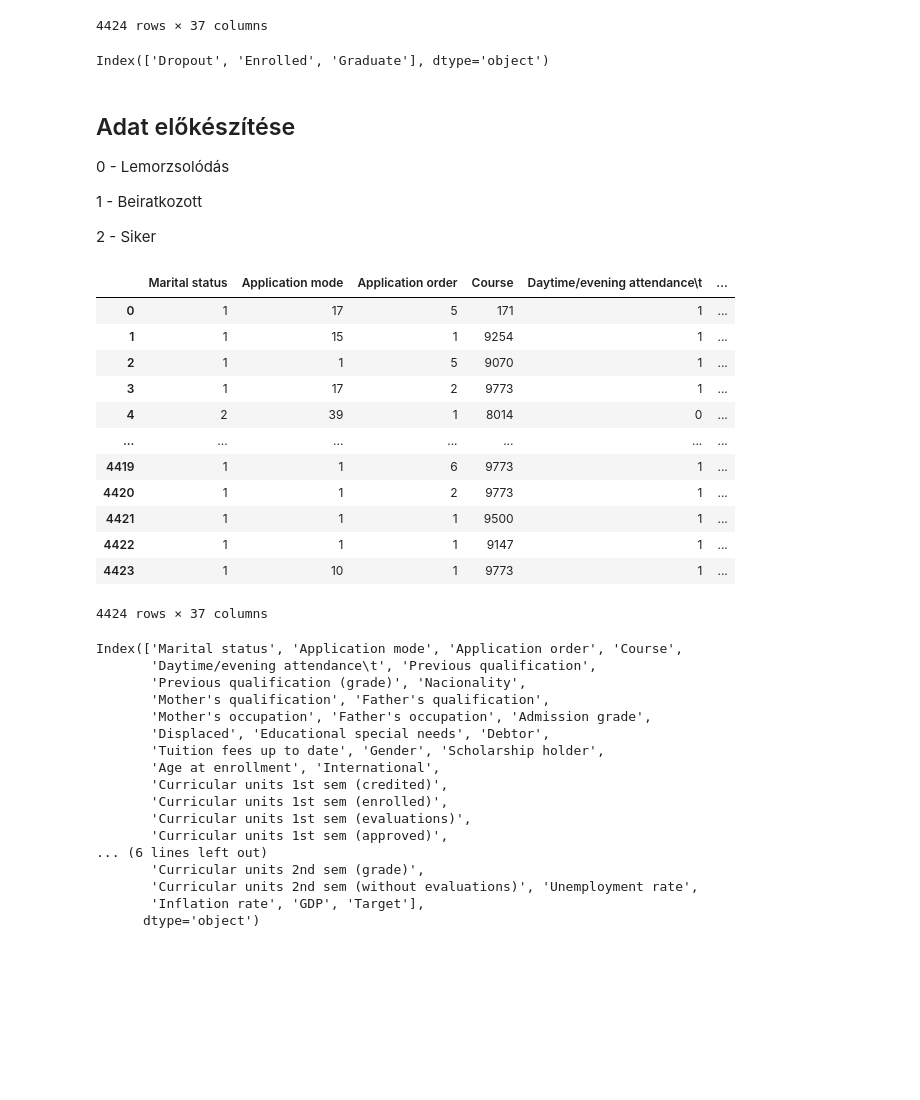
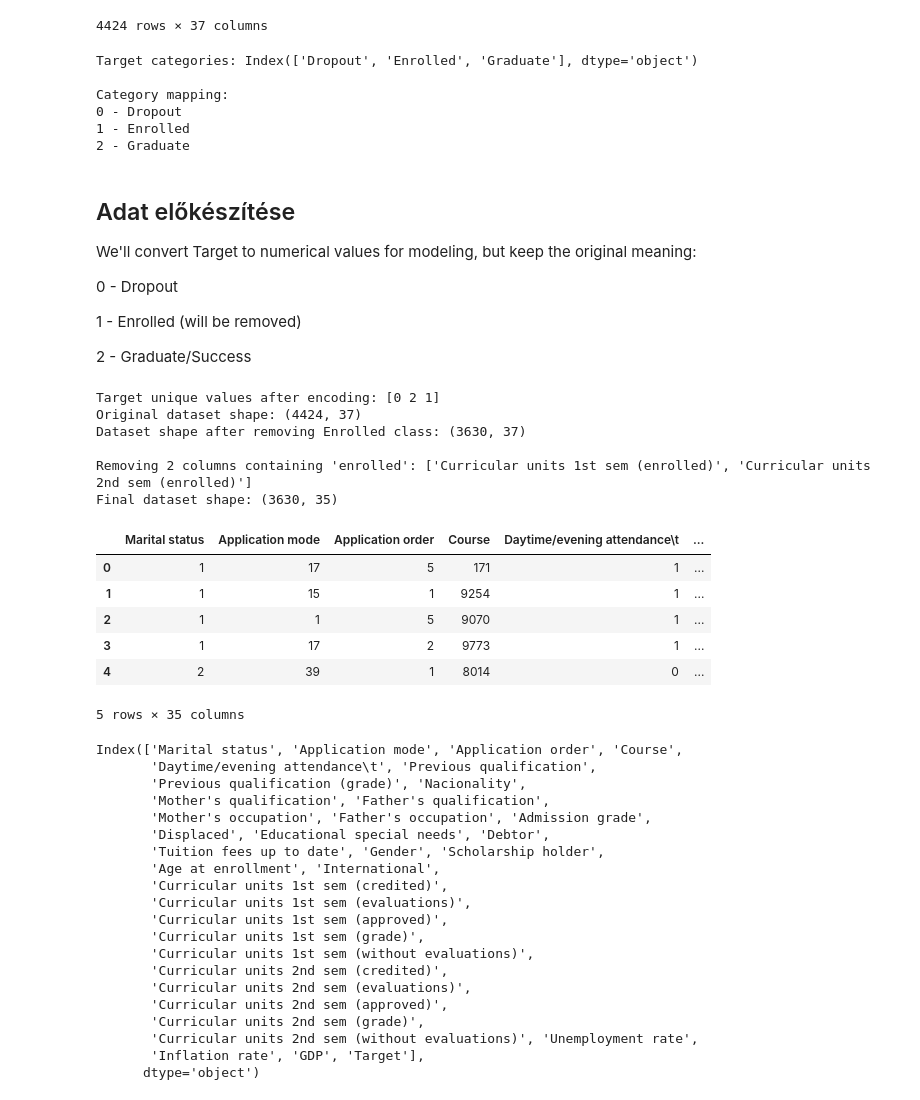
Before and after one commit to CuriousPercibal/info_era_peldak, a Jupyter notebook: Classification.ipynb, the cells around one changed output. Saved outputs shown, nothing was run; the diff lists cells and outputs as text; code cells hidden in the pictures; blank space fills up the shorter version.

```diff
--- a/Classification.ipynb
+++ b/Classification.ipynb
@@ -23,36 +23,66 @@ df
 | 4423 | 1 | 10 | 1 | 9773 | 1 | ... |
 4424 rows × 37 columns
 # %%
+# Store original Target categories for reference
 df['Target'] = pd.Categorical(df['Target'])
-df['Target'].cat.categories
+target_categories = df['Target'].cat.categories
+print("Target categories:", target_categories)
+
+# Create a mapping for later use if needed
+target_mapping = {i: cat for i, cat in enumerate(target_categories)}
+print("\nCategory mapping:")
+for i, category in target_mapping.items():
+    print(f"{i} - {category}")
 # %% [output]
-Index(['Dropout', 'Enrolled', 'Graduate'], dtype='object')
+Target categories: Index(['Dropout', 'Enrolled', 'Graduate'], dtype='object')
+
+Category mapping:
+0 - Dropout
+1 - Enrolled
+2 - Graduate
 # %% [markdown]
 ## Adat előkészítése
 
-0 - Lemorzsolódás
+We'll convert Target to numerical values for modeling, but keep the original meaning:
 
-1 - Beiratkozott
+0 - Dropout
 
-2 - Siker
+1 - Enrolled (will be removed)
+
+2 - Graduate/Success
 # %%
-encoder = OrdinalEncoder()
-df['Target'] = encoder.fit_transform(df['Target'].values.reshape(-1, 1))
-df
+# Simple mapping instead of OrdinalEncoder to maintain interpretability
+# This is just category encoding, not normalization
+df['Target'] = df['Target'].cat.codes
+print("Target unique values after encoding:", df['Target'].unique())
+
+# Remove all rows where Target = 1 (Enrolled class)
+print(f"Original dataset shape: {df.shape}")
+df = df[df['Target'] != 1]
+print(f"Dataset shape after removing Enrolled class: {df.shape}")
+
+# Remove all features with 'enrolled' in their name
+enrolled_columns = [col for col in df.columns if 'enrolled' in col.lower()]
+print(f"\nRemoving {len(enrolled_columns)} columns containing 'enrolled':", enrolled_columns)
+df = df.drop(columns=enrolled_columns)
+print(f"Final dataset shape: {df.shape}")
+
+# Display the first few rows
+df.head()
 # %% [output]
+Target unique values after encoding: [0 2 1]
+Original dataset shape: (4424, 37)
+Dataset shape after removing Enrolled class: (3630, 37)
+
+Removing 2 columns containing 'enrolled': ['Curricular units 1st sem (enrolled)', 'Curricular units 2nd sem (enrolled)']
+Final dataset shape: (3630, 35)
 |  | Marital status | Application mode | Application order | Course | Daytime/evening attendance\t | ... |
 | 0 | 1 | 17 | 5 | 171 | 1 | ... |
 | 1 | 1 | 15 | 1 | 9254 | 1 | ... |
 | 2 | 1 | 1 | 5 | 9070 | 1 | ... |
 | 3 | 1 | 17 | 2 | 9773 | 1 | ... |
 | 4 | 2 | 39 | 1 | 8014 | 0 | ... |
-| ... | ... | ... | ... | ... | ... | ... |
-| 4419 | 1 | 1 | 6 | 9773 | 1 | ... |
-| 4420 | 1 | 1 | 2 | 9773 | 1 | ... |
-| 4421 | 1 | 1 | 1 | 9500 | 1 | ... |
-| 4422 | 1 | 1 | 1 | 9147 | 1 | ... |
-| 4423 | 1 | 10 | 1 | 9773 | 1 | ... |
-4424 rows × 37 columns
+5 rows × 35 columns
 # %%
 df.columns
 # %% [output]
@@ -65,10 +95,13 @@ Index(['Marital status', 'Application mode', 'Application order', 'Course',
        'Tuition fees up to date', 'Gender', 'Scholarship holder',
        'Age at enrollment', 'International',
        'Curricular units 1st sem (credited)',
-       'Curricular units 1st sem (enrolled)',
        'Curricular units 1st sem (evaluations)',
        'Curricular units 1st sem (approved)',
-... (6 lines left out)
+       'Curricular units 1st sem (grade)',
+       'Curricular units 1st sem (without evaluations)',
+       'Curricular units 2nd sem (credited)',
+       'Curricular units 2nd sem (evaluations)',
+       'Curricular units 2nd sem (approved)',
        'Curricular units 2nd sem (grade)',
        'Curricular units 2nd sem (without evaluations)', 'Unemployment rate',
        'Inflation rate', 'GDP', 'Target'],
```
Also changed, not shown: parts of 13 cells of this notebook, 1 other file.
